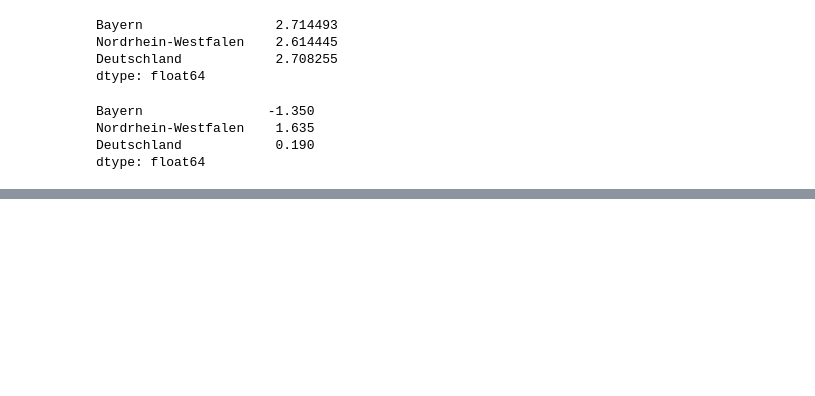
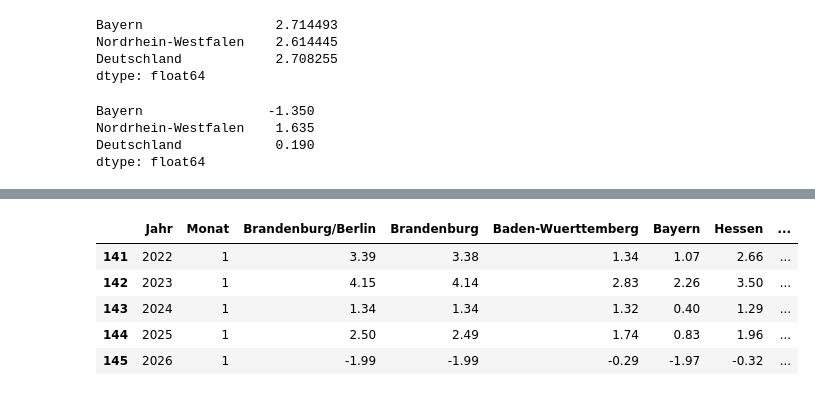
Before and after one commit to Eseosa10/weather_analysis, a Jupyter notebook: notebooks/see_data.ipynb, the cells around one changed output, grey strips where cells are left out. Drawn from its saved outputs; the diff is of its cells as text; code cells hidden in the pictures; blank space fills up the shorter version.

```diff
--- a/notebooks/see_data.ipynb
+++ b/notebooks/see_data.ipynb
@@ -204,0 +236,12 @@ dtype: float64
+# %%
+# Kernel eventell neu starten
+from data_loader import load_monthly_file
+df=load_monthly_file("../data/raw/regional_averages_tm_01.txt")
+df.tail()
+# %% [output]
+|  | Jahr | Monat | Brandenburg/Berlin | Brandenburg | Baden-Wuerttemberg | Bayern | Hessen | ... |
+| 141 | 2022 | 1 | 3.39 | 3.38 | 1.34 | 1.07 | 2.66 | ... |
+| 142 | 2023 | 1 | 4.15 | 4.14 | 2.83 | 2.26 | 3.50 | ... |
+| 143 | 2024 | 1 | 1.34 | 1.34 | 1.32 | 0.40 | 1.29 | ... |
+| 144 | 2025 | 1 | 2.50 | 2.49 | 1.74 | 0.83 | 1.96 | ... |
+| 145 | 2026 | 1 | -1.99 | -1.99 | -0.29 | -1.97 | -0.32 | ... |
```
Also changed, not shown: parts of 7 cells of this notebook, 12 other files.
